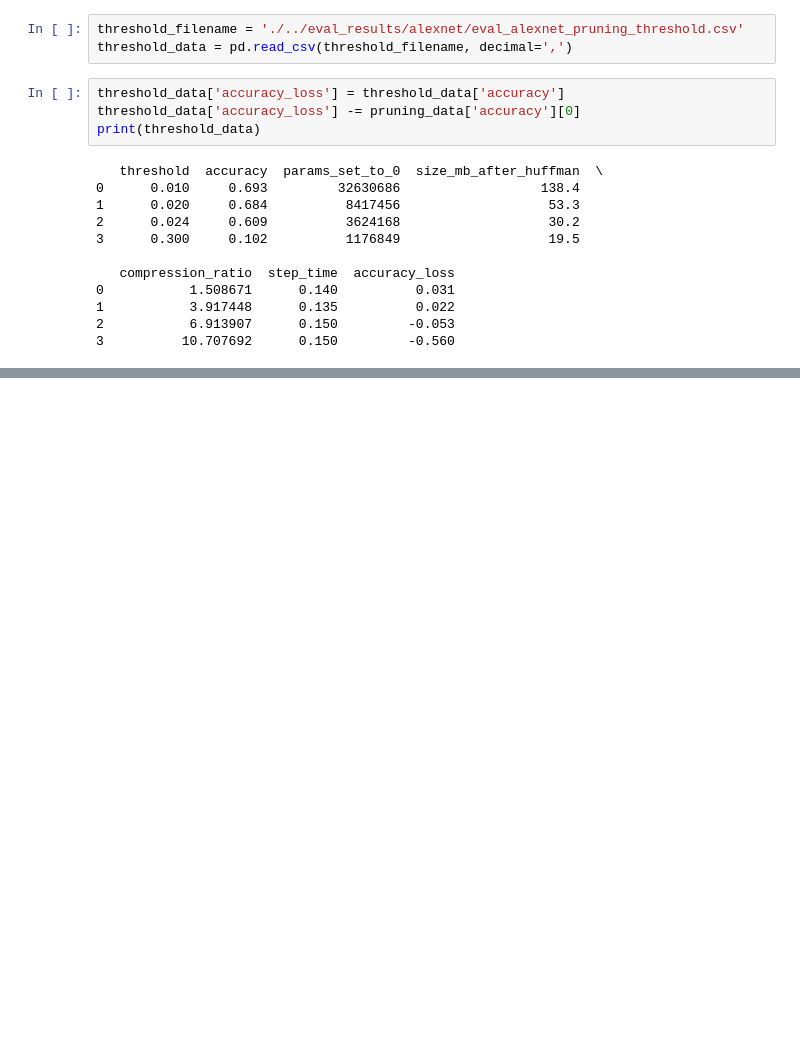
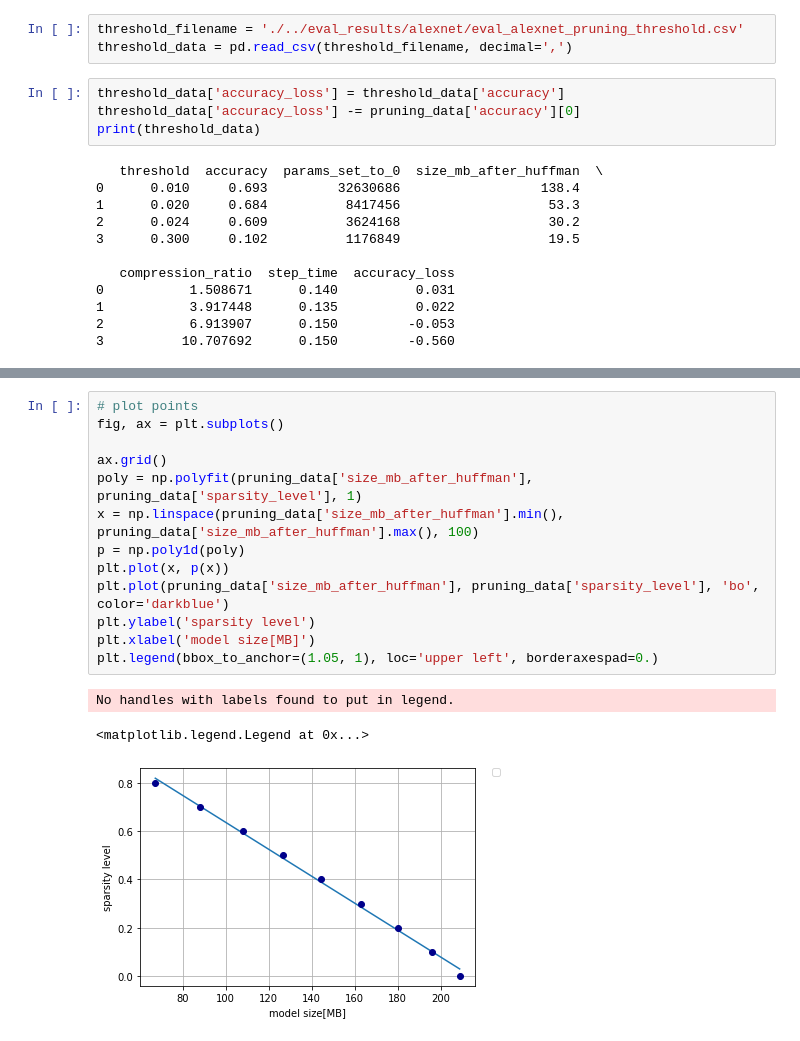
Before and after one commit to oanaucs/quant, a Jupyter notebook: compressed_network/eval/AlexNet_accuracy_vs_compression.ipynb, the cells around one changed output, grey strips where cells are left out. Drawn from its saved outputs; the diff is of its cells as text; blank space fills up the shorter version.

```diff
--- a/compressed_network/eval/AlexNet_accuracy_vs_compression.ipynb
+++ b/compressed_network/eval/AlexNet_accuracy_vs_compression.ipynb
@@ -183,0 +199,17 @@ No handles with labels found to put in legend.
+# %%
+# plot points
+fig, ax = plt.subplots()
+
+ax.grid()
+poly = np.polyfit(pruning_data['size_mb_after_huffman'], pruning_data['sparsity_level'], 1)
+x = np.linspace(pruning_data['size_mb_after_huffman'].min(), pruning_data['size_mb_after_huffman'].max(), 100)
+p = np.poly1d(poly)
+plt.plot(x, p(x))
+plt.plot(pruning_data['size_mb_after_huffman'], pruning_data['sparsity_level'], 'bo', color='darkblue')
+plt.ylabel('sparsity level')
+plt.xlabel('model size[MB]')
+plt.legend(bbox_to_anchor=(1.05, 1), loc='upper left', borderaxespad=0.)
+# %% [output]
+No handles with labels found to put in legend.
+<matplotlib.legend.Legend at 0x...>
+[figure, added]
```
Also changed, not shown: parts of 9 cells of this notebook, 13 other files.
